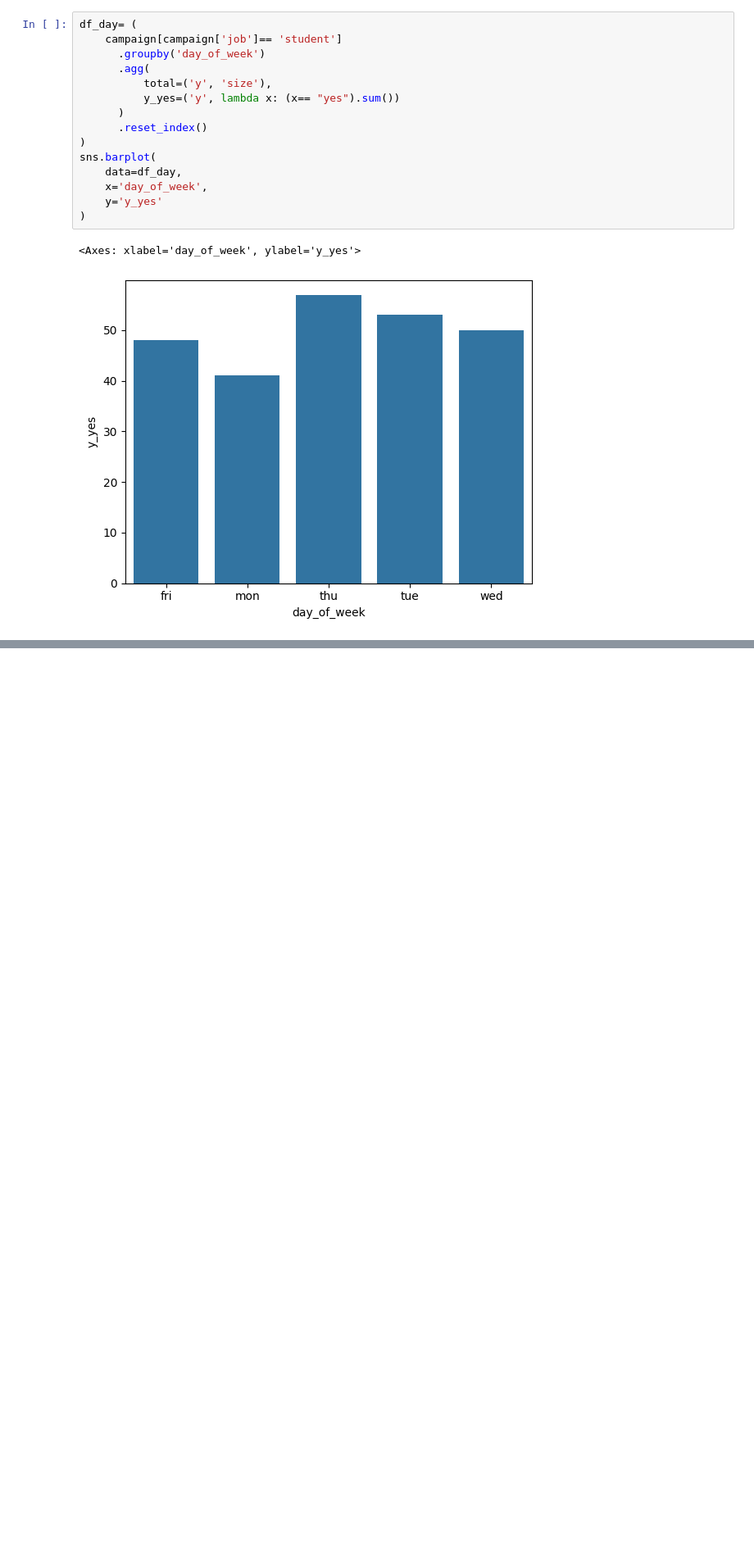
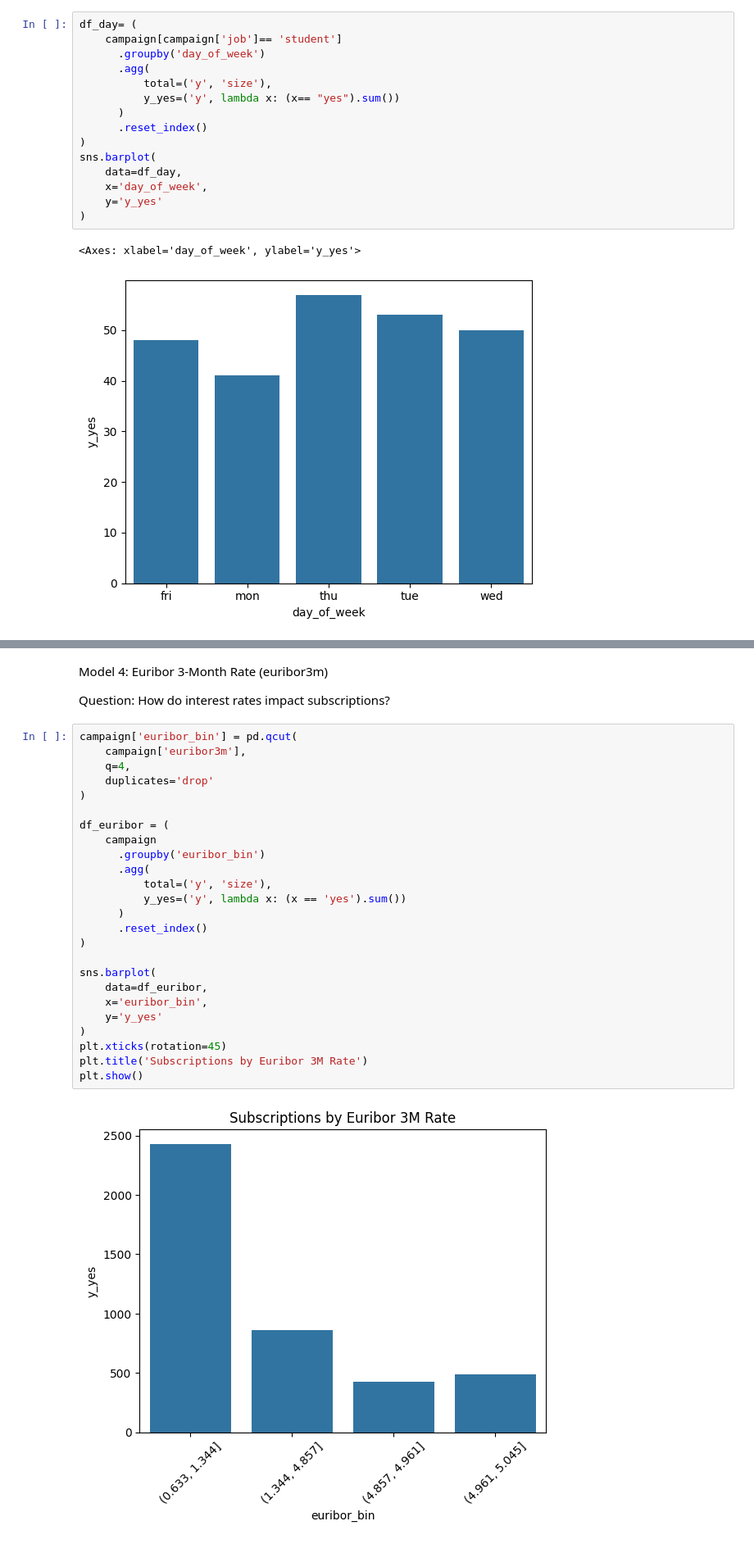
Before and after one commit to Jaelibj/JaeliJaussi, a Jupyter notebook: notebooks/starter_bank.ipynb, the cells around one changed output, grey strips where cells are left out. Shown at 82% size. Drawn from its saved outputs; the diff is of its cells as text; blank space fills up the shorter version.

```diff
--- a/notebooks/starter_bank.ipynb
+++ b/notebooks/starter_bank.ipynb
@@ -128,0 +307,31 @@ sns.barplot(
+# %% [markdown]
+Model 4: Euribor 3-Month Rate (euribor3m)
+
+Question: How do interest rates impact subscriptions?
+# %%
+campaign['euribor_bin'] = pd.qcut(
+    campaign['euribor3m'],
+    q=4,
+    duplicates='drop'
+)
+
+df_euribor = (
+    campaign
+      .groupby('euribor_bin')
+      .agg(
+          total=('y', 'size'),
+          y_yes=('y', lambda x: (x == 'yes').sum())
+      )
+      .reset_index()
+)
+
+sns.barplot(
+    data=df_euribor,
+    x='euribor_bin',
+    y='y_yes'
+)
+plt.xticks(rotation=45)
+plt.title('Subscriptions by Euribor 3M Rate')
+plt.show()
+# %% [output]
+[figure, added]
```
Also changed, not shown: parts of 22 cells of this notebook.
